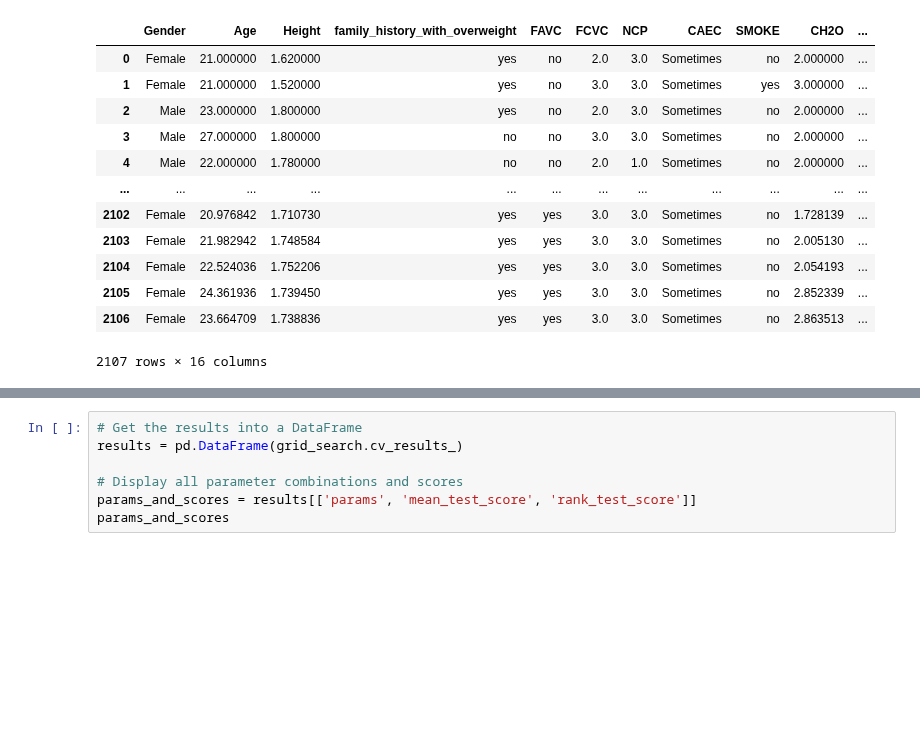
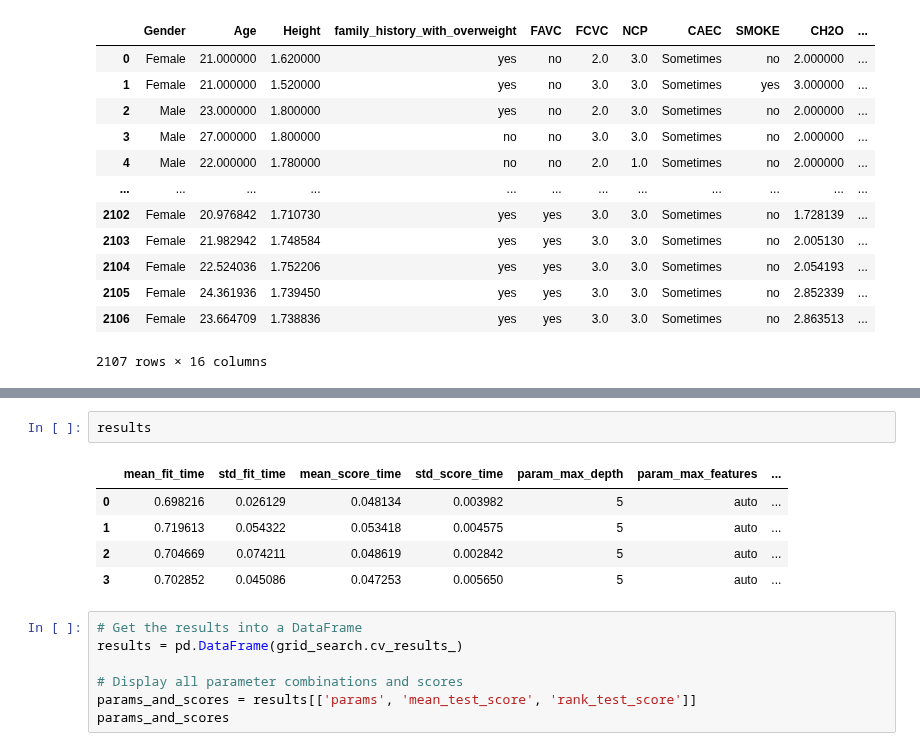
Before and after one commit to shekharbiswas/Obesity, a Jupyter notebook: Visuals.ipynb, the cells around one changed output, grey strips where cells are left out. Cells and saved outputs as stored; diff of their text form; blank space fills up the shorter version.

```diff
--- a/Visuals.ipynb
+++ b/Visuals.ipynb
@@ -210,6 +210,14 @@ print("Best Score:", grid_search.best_score_)
 Fitting 5 folds for each of 4 candidates, totalling 20 fits
 Best Parameters: {'max_depth': 5, 'max_features': 'auto', 'min_samples_leaf': 2, 'min_samples_split': 2, 'n_estimators': 50}
 Best Score: 0.6497742905066926
+# %%
+results
+# %% [output]
+|  | mean_fit_time | std_fit_time | mean_score_time | std_score_time | param_max_depth | param_max_features | ... |
+| 0 | 0.698216 | 0.026129 | 0.048134 | 0.003982 | 5 | auto | ... |
+| 1 | 0.719613 | 0.054322 | 0.053418 | 0.004575 | 5 | auto | ... |
+| 2 | 0.704669 | 0.074211 | 0.048619 | 0.002842 | 5 | auto | ... |
+| 3 | 0.702852 | 0.045086 | 0.047253 | 0.005650 | 5 | auto | ... |
 # %%
 # Get the results into a DataFrame
 results = pd.DataFrame(grid_search.cv_results_)
```
Also changed, not shown: parts of 6 cells of this notebook, 1 other file.
